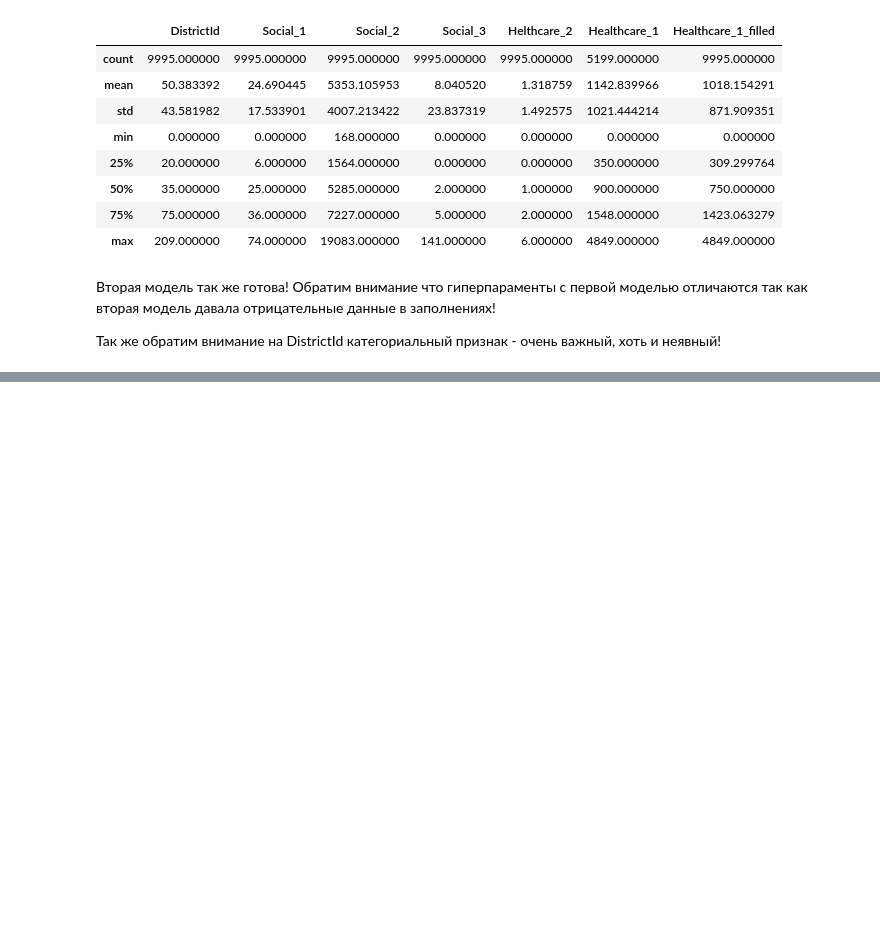
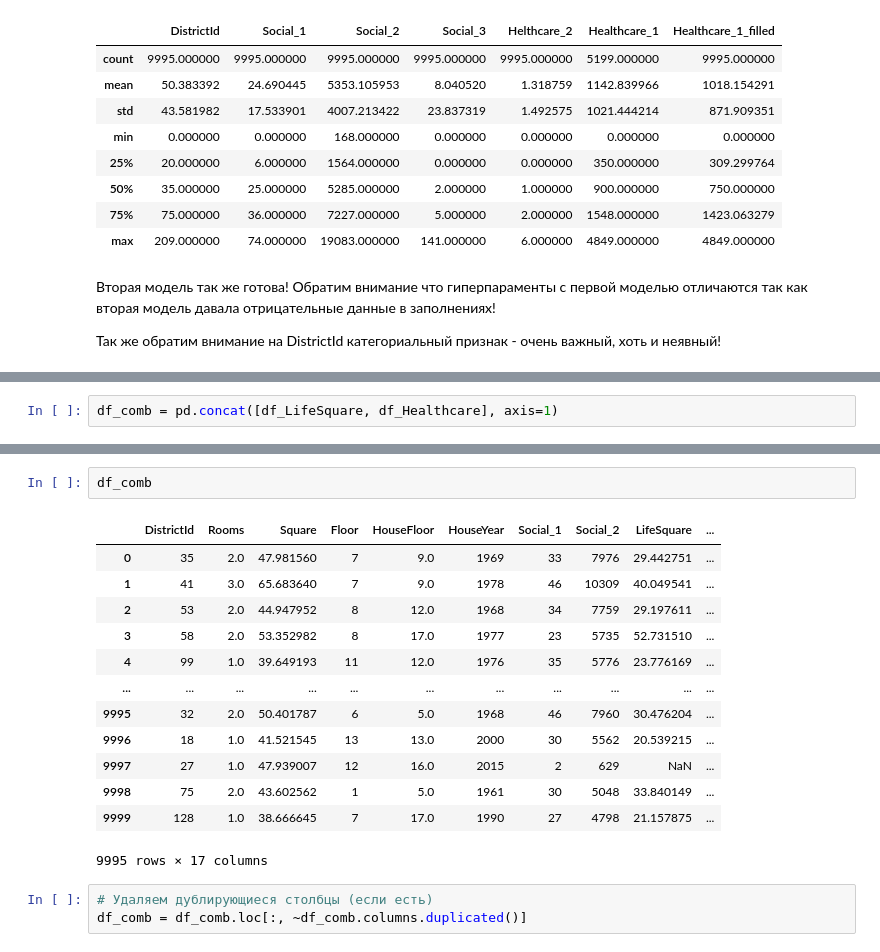
Before and after one commit to KorbovskiyOleg/DataScience, a Jupyter notebook: DataScince/Готовый курсовой проект/OKorbovsky_solution.ipynb, the cells around one changed output, grey strips where cells are left out. Saved outputs shown, nothing was run; the diff lists cells and outputs as text; blank space fills up the shorter version.

```diff
--- a/DataScince/Готовый курсовой проект/OKorbovsky_solution.ipynb
+++ b/DataScince/Готовый курсовой проект/OKorbovsky_solution.ipynb
@@ -630,0 +635,2 @@ df_Healthcare.describe()
+# %%
+df_comb = pd.concat([df_LifeSquare, df_Healthcare], axis=1)
@@ -630,0 +653,19 @@ df_Healthcare.describe()
+# %%
+df_comb
+# %% [output]
+|  | DistrictId | Rooms | Square | Floor | HouseFloor | HouseYear | Social_1 | Social_2 | LifeSquare | ... |
+| 0 | 35 | 2.0 | 47.981560 | 7 | 9.0 | 1969 | 33 | 7976 | 29.442751 | ... |
+| 1 | 41 | 3.0 | 65.683640 | 7 | 9.0 | 1978 | 46 | 10309 | 40.049541 | ... |
+| 2 | 53 | 2.0 | 44.947952 | 8 | 12.0 | 1968 | 34 | 7759 | 29.197611 | ... |
+| 3 | 58 | 2.0 | 53.352982 | 8 | 17.0 | 1977 | 23 | 5735 | 52.731510 | ... |
+| 4 | 99 | 1.0 | 39.649193 | 11 | 12.0 | 1976 | 35 | 5776 | 23.776169 | ... |
+| ... | ... | ... | ... | ... | ... | ... | ... | ... | ... | ... |
+| 9995 | 32 | 2.0 | 50.401787 | 6 | 5.0 | 1968 | 46 | 7960 | 30.476204 | ... |
+| 9996 | 18 | 1.0 | 41.521545 | 13 | 13.0 | 2000 | 30 | 5562 | 20.539215 | ... |
+| 9997 | 27 | 1.0 | 47.939007 | 12 | 16.0 | 2015 | 2 | 629 | NaN | ... |
+| 9998 | 75 | 2.0 | 43.602562 | 1 | 5.0 | 1961 | 30 | 5048 | 33.840149 | ... |
+| 9999 | 128 | 1.0 | 38.666645 | 7 | 17.0 | 1990 | 27 | 4798 | 21.157875 | ... |
+9995 rows × 17 columns
+# %%
+# Удаляем дублирующиеся столбцы (если есть)
+df_comb = df_comb.loc[:, ~df_comb.columns.duplicated()]
```
Also changed, not shown: parts of 21 cells of this notebook.
